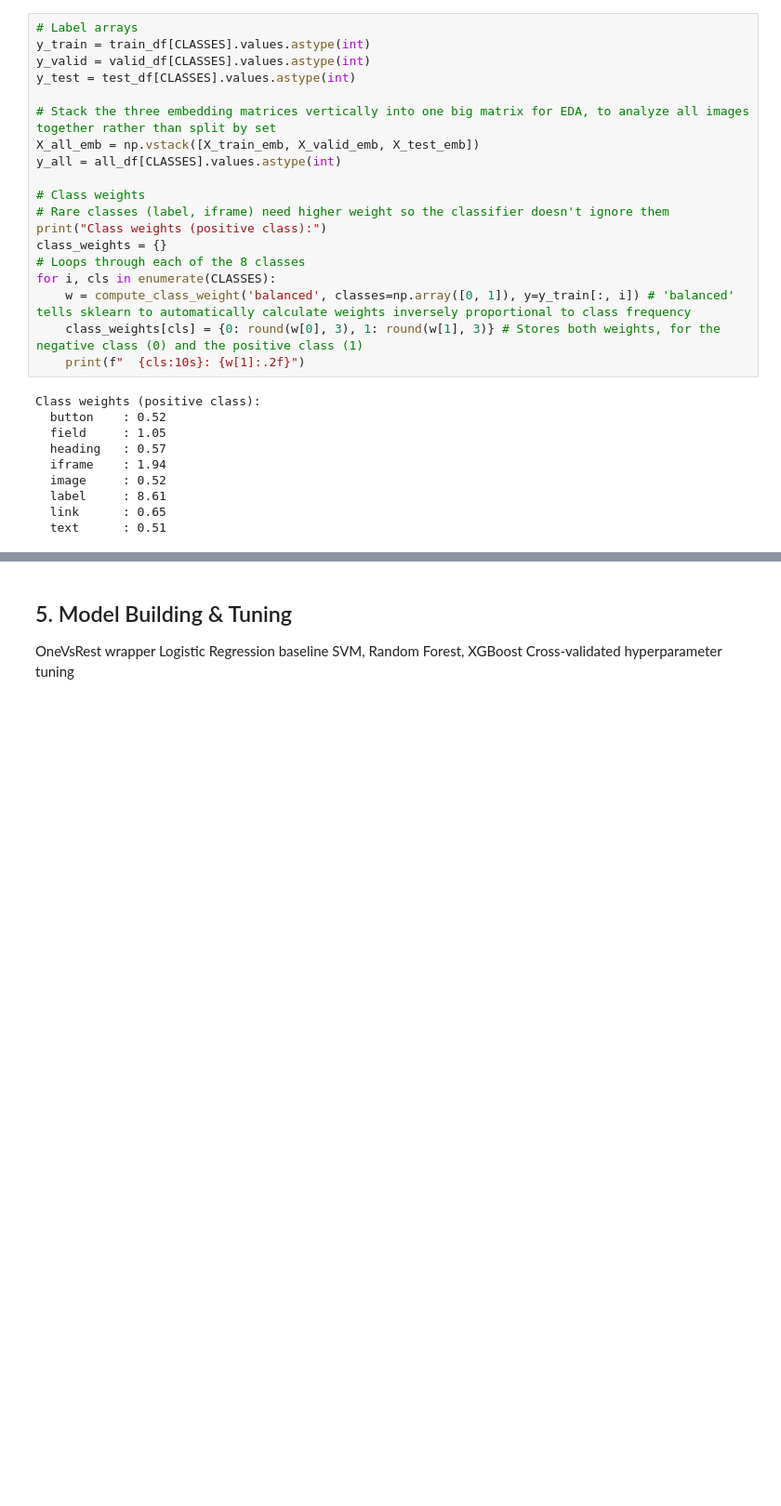
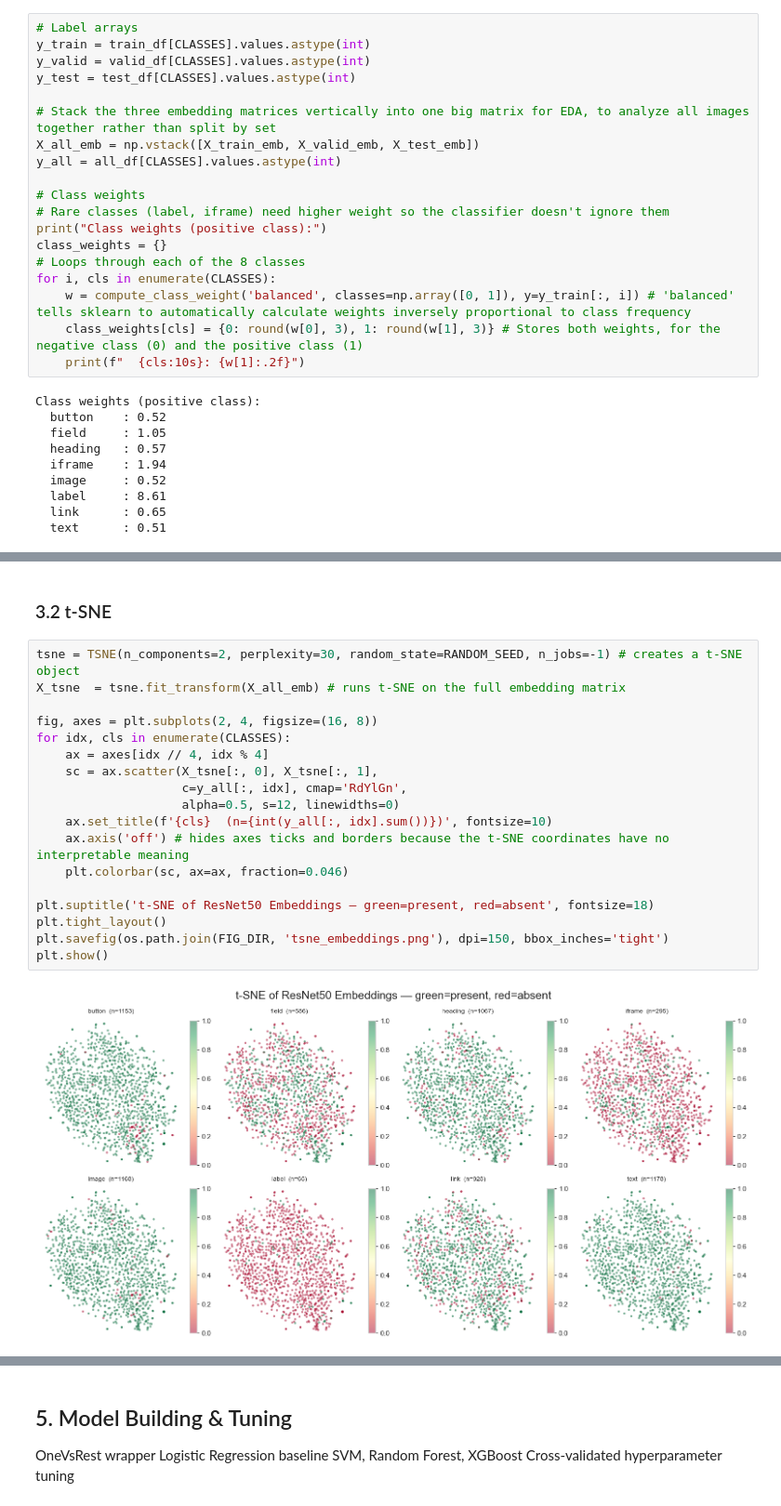
Before and after one commit to isx9/webpage-element-classifier, a Jupyter notebook: webpage_ui_element_classification.ipynb, the cells around one changed output, grey strips where cells are left out. Shown at 93% size. Drawn from its saved outputs; the diff is of its cells as text; blank space fills up the shorter version.

```diff
--- a/webpage_ui_element_classification.ipynb
+++ b/webpage_ui_element_classification.ipynb
@@ -446,0 +478,22 @@ Hierarchical clustering
+# %% [markdown]
+### 3.2 t-SNE
+# %%
+tsne = TSNE(n_components=2, perplexity=30, random_state=RANDOM_SEED, n_jobs=-1) # creates a t-SNE object
+X_tsne  = tsne.fit_transform(X_all_emb) # runs t-SNE on the full embedding matrix
+
+fig, axes = plt.subplots(2, 4, figsize=(16, 8))
+for idx, cls in enumerate(CLASSES):
+    ax = axes[idx // 4, idx % 4]
+    sc = ax.scatter(X_tsne[:, 0], X_tsne[:, 1],
+                    c=y_all[:, idx], cmap='RdYlGn',
+                    alpha=0.5, s=12, linewidths=0)
+    ax.set_title(f'{cls}  (n={int(y_all[:, idx].sum())})', fontsize=10)
+    ax.axis('off') # hides axes ticks and borders because the t-SNE coordinates have no interpretable meaning
+    plt.colorbar(sc, ax=ax, fraction=0.046)
+
+plt.suptitle('t-SNE of ResNet50 Embeddings — green=present, red=absent', fontsize=18)
+plt.tight_layout()
+plt.savefig(os.path.join(FIG_DIR, 'tsne_embeddings.png'), dpi=150, bbox_inches='tight')
+plt.show()
+# %% [output]
+[figure, added]
```
Also changed, not shown: parts of 10 cells of this notebook, 3 other files.
